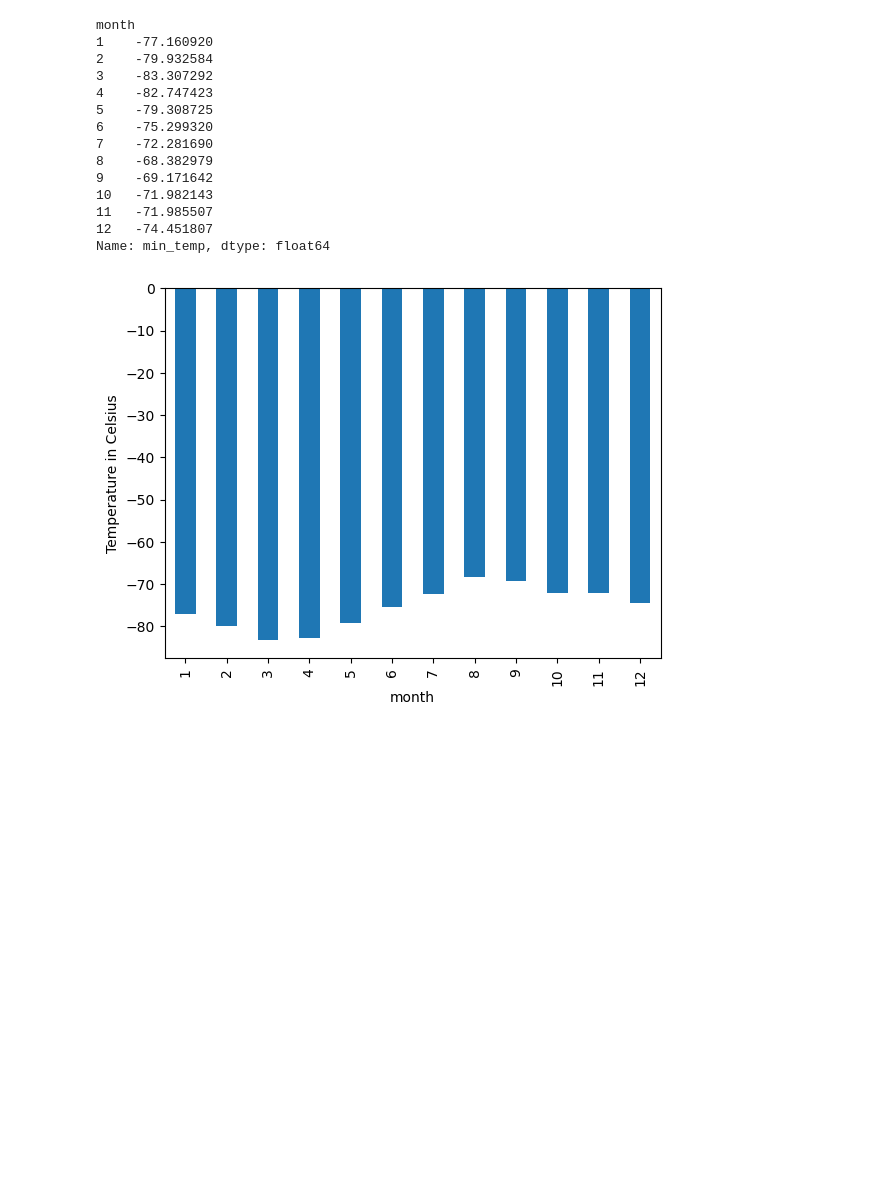
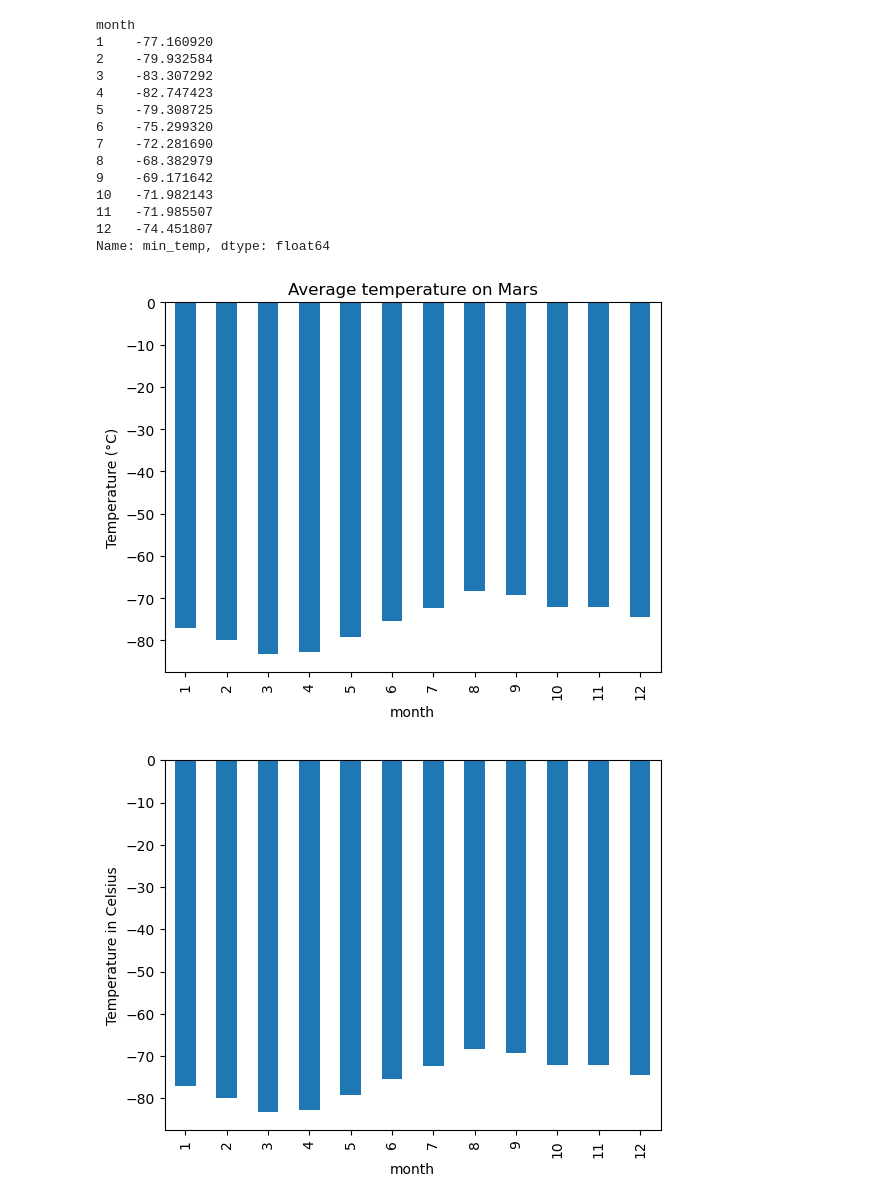
Before and after one commit to MattRind/scraping-challenge, a Jupyter notebook: part_2_mars_weather.ipynb, the cells around one changed output. Drawn from its saved outputs; the diff is of its cells as text; code cells hidden in the pictures; blank space fills up the shorter version.

```diff
--- a/part_2_mars_weather.ipynb
+++ b/part_2_mars_weather.ipynb
@@ -244,7 +245,8 @@ Name: month, dtype: int64
 # %% [output]
 1867
 # %%
-mars_data_grouped_by_mo['min_temp'].mean()
+avg_low_temp = mars_data_grouped_by_mo['min_temp'].mean()
+avg_low_temp
 # %% [output]
 month
 1    -77.160920
@@ -277,6 +279,13 @@ month
 11   -71.985507
 12   -74.451807
 Name: min_temp, dtype: float64
+# %%
+plt.ylabel('Temperature (\u00B0C)')
+plt.title('Average temperature on Mars')
+avg_low_temp.plot.bar()
+plt.show()
+# %% [output]
+[figure, added]
 # %%
 # Plot the average temperature by month
 # %% [output]
```
Also changed, not shown: parts of 6 cells of this notebook.
